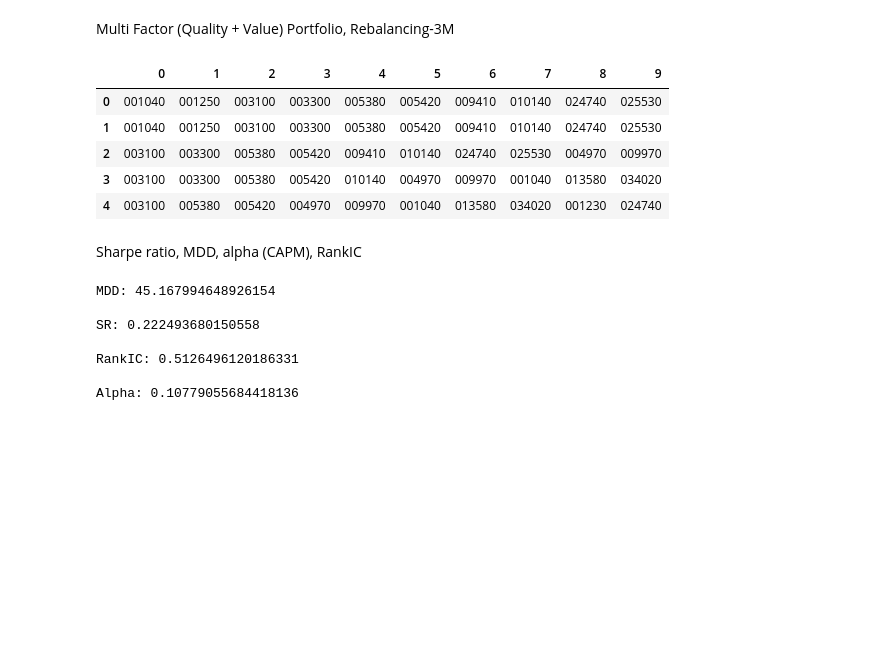
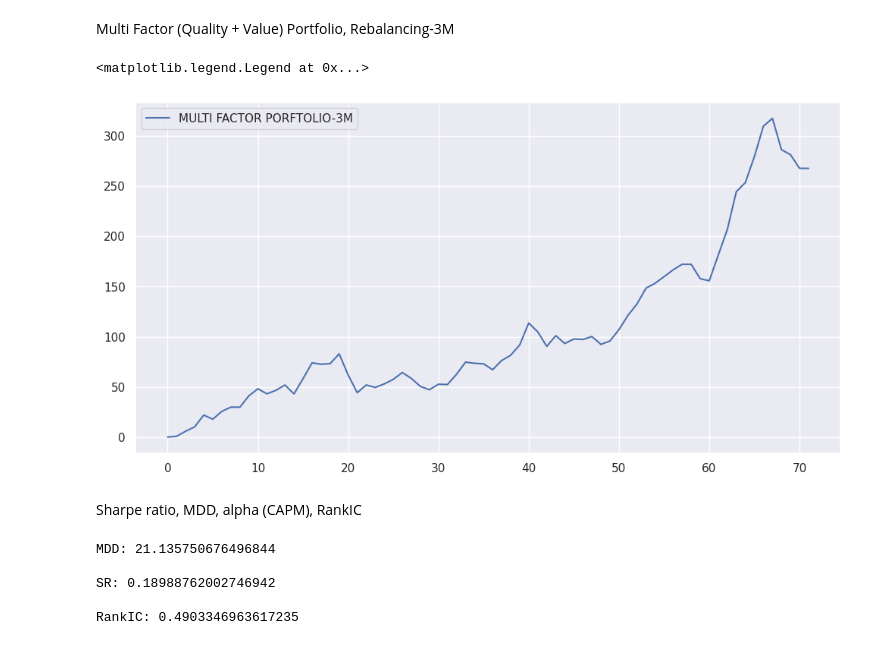
Before and after one commit to Yang-Hyun-Jun/Felector, a Jupyter notebook: notebooks/vuality.ipynb, the cells around one changed output. Drawn from its saved outputs; the diff is of its cells as text; code cells hidden in the pictures; blank space fills up the shorter version.

```diff
--- a/notebooks/vuality.ipynb
+++ b/notebooks/vuality.ipynb
@@ -176,5 +165,5 @@ class FactorManager:
 # %%
-FM = FactorManager()
+FM = FactorManager(factors)
 # %% [markdown]
 Ex) get_FactorData()
 # %%
@@ -198,17 +187,10 @@ rank_all = FM.get_RankALL(['PBR'])
 # %%
-def get_action(index: int, top_n: int, q: int=1, w='eql'):
+def get_action(index: int, top_n: int, q: int=1):
     tickers = universe.columns.to_numpy()
     ticker = tickers[(rank_all.iloc[index].to_numpy() <= top_n * q) &
                      (rank_all.iloc[index].to_numpy() > top_n * (q-1))]
 
-    capits = FM.capit.iloc[index][ticker].values
-    weight_cap = capits / np.sum(capits)
-    weight_eql = np.ones(top_n) / top_n
-
-    if w=='cap':
-        weight = weight_cap
-    if w=='eql':
-        weight = weight_eql
+    weight = np.ones(top_n) / top_n
     return ticker, weight
 # %%
 """
@@ -220,15 +202,14 @@ from object import Order
 from datetime import datetime
 st = datetime.strptime
 
-q = 5
-w = 'eql'
-n = 10
-profitloss = 0
+q = 1
+n = 100
+cum_profitloss = 0
 balance = 0
-init_balance = 1e8
+init_balance = 1000
 portfolio_value = init_balance
 quarter = '1Q'
-freq = {'1Q': [3, 6, 9, 12], '2Q': [3, 9], '4Q': [12]}
+freq = {'1Q': range(1,13), '2Q': [6, 12], '4Q': [12]}
 
 PVs = []
 PFs = []
@@ -237,14 +218,14 @@ TIs = []
 
 for i in range(0, len(universe)):
 
-    ticker_old, weight_old = get_action(i, n, q, w)
+    ticker_old, weight_old = get_action(i, n, q)
     p_old = Portfolio(ticker_old, weight_old) if i == 0 else p_old
     price_old = universe.iloc[i][p_old.ticker].values if i == 0 else price_old
 
     POs.append(p_old.weight)
     TIs.append(p_old.ticker)
     PVs.append(portfolio_value)
-    PFs.append(profitloss)
+    PFs.append(cum_profitloss)
 
     # 여기는 get_price 함수로 (인자는 ticker 받도록)
     price_old = universe.iloc[i-1][p_old.ticker].values
@@ -253,18 +234,19 @@ for i in range(0, len(universe)):
     # 다음 타임 스텝에서 가격 변동으로 인한 포트폴리오 변화
     ratio = (price_now - price_old) / price_old
     ratio = np.where(np.isnan(ratio), np.float64(-0.99), ratio)
+
+    profitloss = np.dot(ratio, p_old.weight)
+    portfolio_value *= (1 + profitloss)
+    cum_profitloss = ((portfolio_value / init_balance -1) * 100)
+
     weight_now = p_old.weight * (1+ratio)
     weight_now = weight_now / np.sum(weight_now)
 
     p_old.update_weight(weight_now)
 
-    # 다음 타입 스텝에서 가격 변동으로 인한 포트폴리오 평가금액, 수익률 계산
-    portfolio_value = np.dot(portfolio_value * p_old.weight, 1+ratio)
-    profitloss = ((portfolio_value / init_balance) -1) * 100
-
     # Desired Portfolio
     check = st(rank_all.index[i], '%Y-%m-%d').month in freq[quarter]
-    ticker, weight = get_action(i, n, q, w) if check else (p_old.ticker, p_old.weight)
+    ticker, weight = get_action(i, n, q) if check else (p_old.ticker, p_old.weight)
     p_new = Portfolio(ticker, weight)
 
     """
@@ -346,21 +328,16 @@ for i in range(0, len(universe)):
 
     p_old = Portfolio(order.ticker[weight>0], weight[weight>0])
 # %%
+kospi_ = (FM.kospi['2010':] / FM.kospi['2010':].iloc[0]) - 1
+
 sns.set(style='darkgrid')
 plt.figure(figsize=(12, 6))
-plt.xticks(ticks=np.arange(30), labels=FM.price.index, rotation=90)
 plt.plot(PFs, label='MULTI FACTOR PORFTOLIO-3M')
-plt.plot(FM.kospi.pct_change() * 100, label='KOSPI')
+# plt.plot(kospi_ * 100, label='KOSPI-INDEX')
 plt.legend()
+# %% [output]
+<matplotlib.legend.Legend at 0x...>
+[figure, added]
-# %%
-pd.DataFrame(TIs).head()
-# %% [output]
-|  | 0 | 1 | 2 | 3 | 4 | 5 | 6 | 7 | 8 | 9 |
-| 0 | 001040 | 001250 | 003100 | 003300 | 005380 | 005420 | 009410 | 010140 | 024740 | 025530 |
-| 1 | 001040 | 001250 | 003100 | 003300 | 005380 | 005420 | 009410 | 010140 | 024740 | 025530 |
-| 2 | 003100 | 003300 | 005380 | 005420 | 009410 | 010140 | 024740 | 025530 | 004970 | 009970 |
-| 3 | 003100 | 003300 | 005380 | 005420 | 010140 | 004970 | 009970 | 001040 | 013580 | 034020 |
-| 4 | 003100 | 005380 | 005420 | 004970 | 009970 | 001040 | 013580 | 034020 | 001230 | 024740 |
 # %% [markdown]
 Sharpe ratio, MDD, alpha (CAPM), RankIC
 # %%
@@ -409,13 +372,10 @@ def get_Alpha(PVs):
 # %%
 print(f'MDD: {get_mdd(PVs)} \n')
 print(f'SR: {get_sharpe(PVs)} \n')
-print(f'RankIC: {get_RankIC([], top_n=10, q=2)} \n')
-print(f'Alpha: {get_Alpha(PVs)} \n')
+print(f'RankIC: {get_RankIC(q=1)} \n')
 # %% [output]
-MDD: 45.167994648926154
+MDD: 21.135750676496844
 
-SR: 0.222493680150558
+SR: 0.18988762002746942
 
-RankIC: 0.5126496120186331
-
-Alpha: 0.10779055684418136
+RankIC: 0.4903346963617235
```
Also changed, not shown: parts of 7 cells of this notebook, 47 other files.
